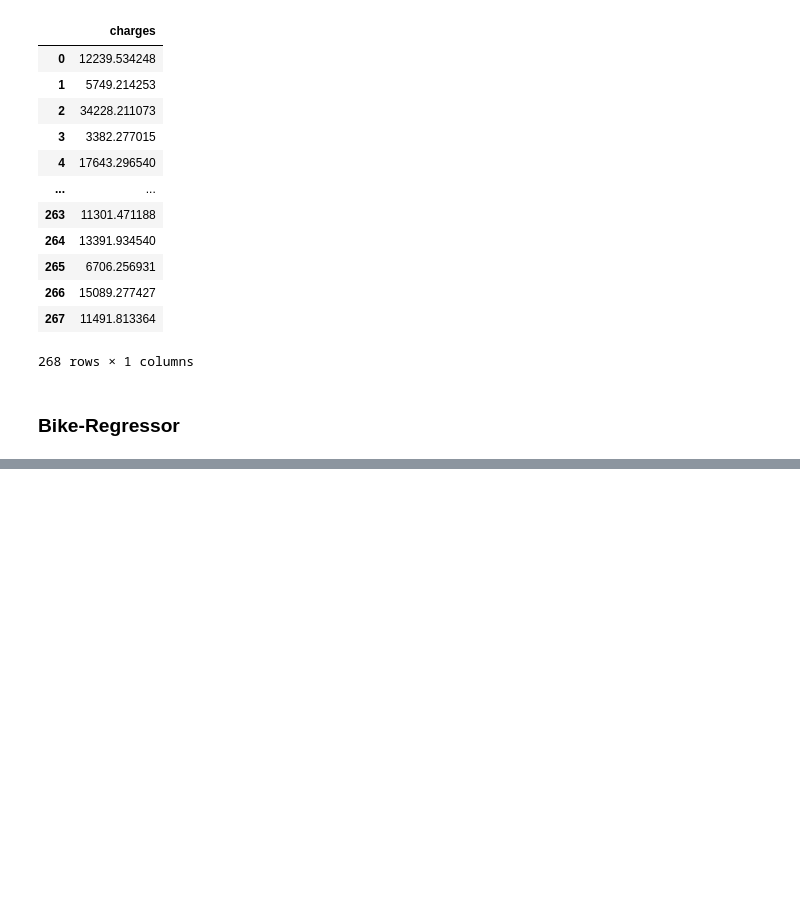
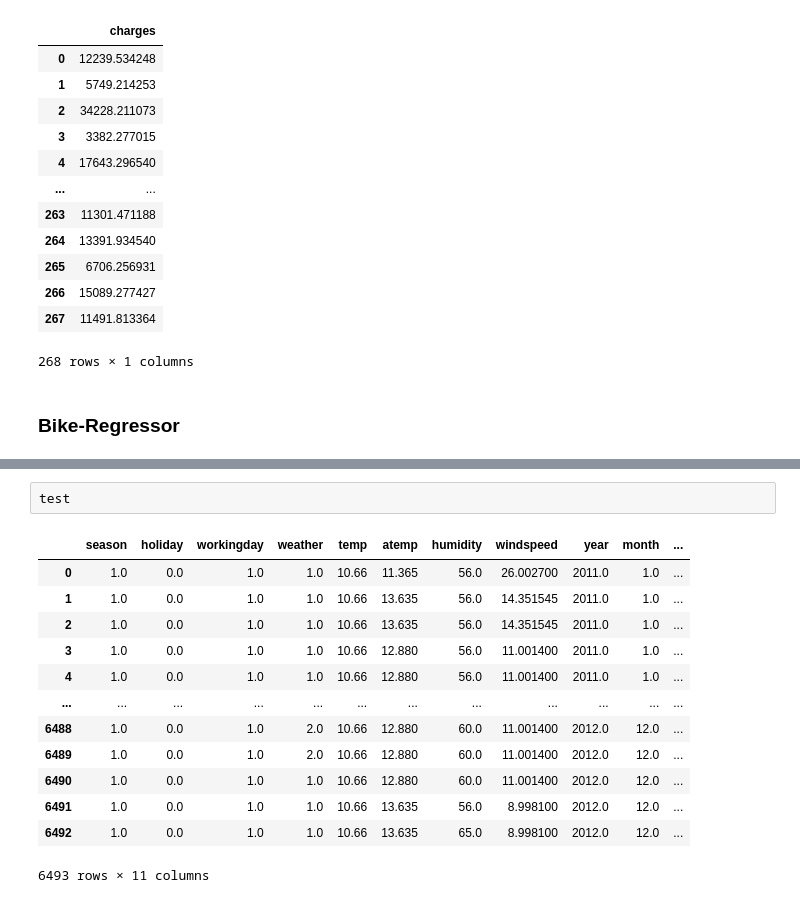
Before and after one commit to meshob2002/Big_certi_practice, a Jupyter notebook: Big_Certification.ipynb, the cells around one changed output, grey strips where cells are left out. Saved outputs shown, nothing was run; the diff lists cells and outputs as text; blank space fills up the shorter version.

```diff
--- a/Big_Certification.ipynb
+++ b/Big_Certification.ipynb
@@ -4172,0 +4224,16 @@ ValueError: not enough values to unpack (expected 4, got 2)
+# %%
+test
+# %% [output]
+|  | season | holiday | workingday | weather | temp | atemp | humidity | windspeed | year | month | ... |
+| 0 | 1.0 | 0.0 | 1.0 | 1.0 | 10.66 | 11.365 | 56.0 | 26.002700 | 2011.0 | 1.0 | ... |
+| 1 | 1.0 | 0.0 | 1.0 | 1.0 | 10.66 | 13.635 | 56.0 | 14.351545 | 2011.0 | 1.0 | ... |
+| 2 | 1.0 | 0.0 | 1.0 | 1.0 | 10.66 | 13.635 | 56.0 | 14.351545 | 2011.0 | 1.0 | ... |
+| 3 | 1.0 | 0.0 | 1.0 | 1.0 | 10.66 | 12.880 | 56.0 | 11.001400 | 2011.0 | 1.0 | ... |
+| 4 | 1.0 | 0.0 | 1.0 | 1.0 | 10.66 | 12.880 | 56.0 | 11.001400 | 2011.0 | 1.0 | ... |
+| ... | ... | ... | ... | ... | ... | ... | ... | ... | ... | ... | ... |
+| 6488 | 1.0 | 0.0 | 1.0 | 2.0 | 10.66 | 12.880 | 60.0 | 11.001400 | 2012.0 | 12.0 | ... |
+| 6489 | 1.0 | 0.0 | 1.0 | 2.0 | 10.66 | 12.880 | 60.0 | 11.001400 | 2012.0 | 12.0 | ... |
+| 6490 | 1.0 | 0.0 | 1.0 | 1.0 | 10.66 | 12.880 | 60.0 | 11.001400 | 2012.0 | 12.0 | ... |
+| 6491 | 1.0 | 0.0 | 1.0 | 1.0 | 10.66 | 13.635 | 56.0 | 8.998100 | 2012.0 | 12.0 | ... |
+| 6492 | 1.0 | 0.0 | 1.0 | 1.0 | 10.66 | 13.635 | 65.0 | 8.998100 | 2012.0 | 12.0 | ... |
+6493 rows × 11 columns
```
Also changed, not shown: parts of 58 cells of this notebook, 5 other files.
